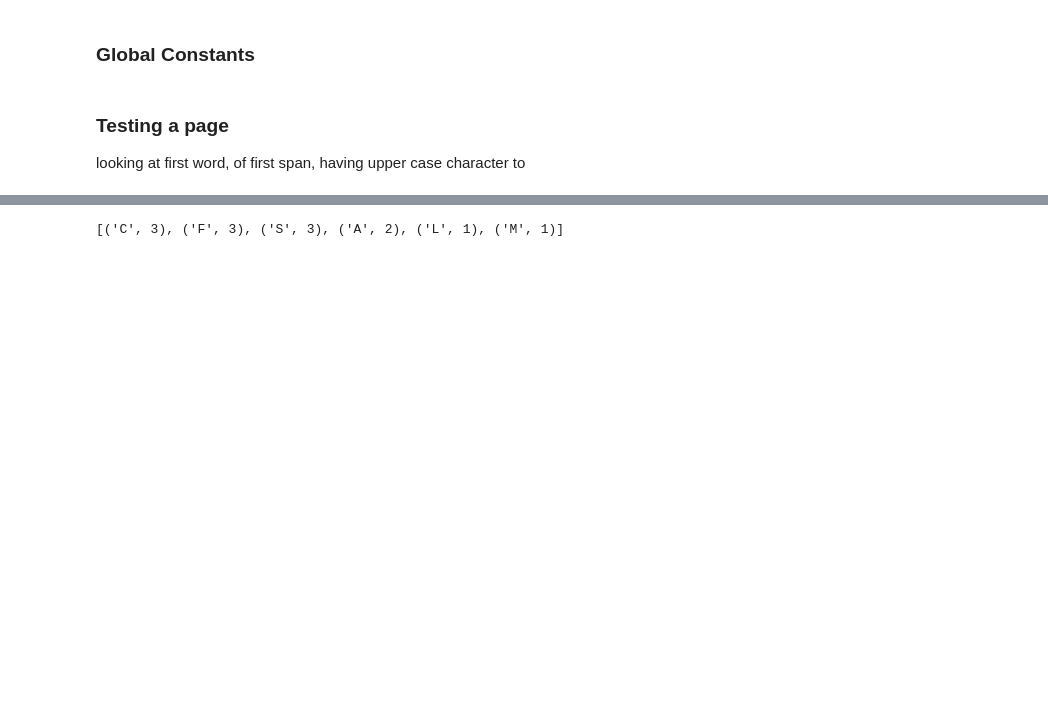
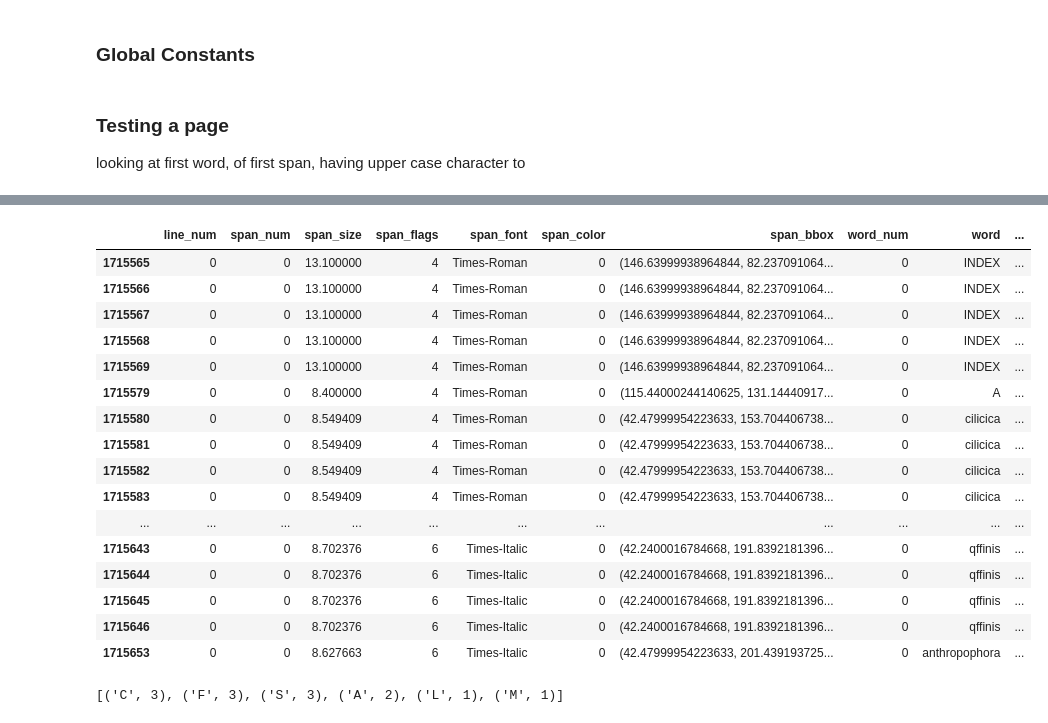
Before and after one commit to shidedh/UpdateFlora, a Jupyter notebook: index_code/alphabetic.ipynb, the cells around one changed output, grey strips where cells are left out. Drawn from its saved outputs; the diff is of its cells as text; code cells hidden in the pictures; blank space fills up the shorter version.

```diff
--- a/index_code/alphabetic.ipynb
+++ b/index_code/alphabetic.ipynb
@@ -64,3 +64,26 @@ image
+# %%
+vol1_char_df[(vol1_char_df['page_num'] == page_num)][['line_num', 'span_num',
+       'span_size', 'span_flags', 'span_font', 'span_color',
+       'span_bbox', 'word_num', 'word',
+       'char_num', 'char', 'char_bbox']].head(50)
+# %% [output]
+|  | line_num | span_num | span_size | span_flags | span_font | span_color | span_bbox | word_num | word | ... |
+| 1715565 | 0 | 0 | 13.100000 | 4 | Times-Roman | 0 | (146.63999938964844, 82.237091064... | 0 | INDEX | ... |
+| 1715566 | 0 | 0 | 13.100000 | 4 | Times-Roman | 0 | (146.63999938964844, 82.237091064... | 0 | INDEX | ... |
+| 1715567 | 0 | 0 | 13.100000 | 4 | Times-Roman | 0 | (146.63999938964844, 82.237091064... | 0 | INDEX | ... |
+| 1715568 | 0 | 0 | 13.100000 | 4 | Times-Roman | 0 | (146.63999938964844, 82.237091064... | 0 | INDEX | ... |
+| 1715569 | 0 | 0 | 13.100000 | 4 | Times-Roman | 0 | (146.63999938964844, 82.237091064... | 0 | INDEX | ... |
+| 1715579 | 0 | 0 | 8.400000 | 4 | Times-Roman | 0 | (115.44000244140625, 131.14440917... | 0 | A | ... |
+| 1715580 | 0 | 0 | 8.549409 | 4 | Times-Roman | 0 | (42.47999954223633, 153.704406738... | 0 | cilicica | ... |
+| 1715581 | 0 | 0 | 8.549409 | 4 | Times-Roman | 0 | (42.47999954223633, 153.704406738... | 0 | cilicica | ... |
+| 1715582 | 0 | 0 | 8.549409 | 4 | Times-Roman | 0 | (42.47999954223633, 153.704406738... | 0 | cilicica | ... |
+| 1715583 | 0 | 0 | 8.549409 | 4 | Times-Roman | 0 | (42.47999954223633, 153.704406738... | 0 | cilicica | ... |
+| ... | ... | ... | ... | ... | ... | ... | ... | ... | ... | ... |
+| 1715643 | 0 | 0 | 8.702376 | 6 | Times-Italic | 0 | (42.2400016784668, 191.8392181396... | 0 | qffinis | ... |
+| 1715644 | 0 | 0 | 8.702376 | 6 | Times-Italic | 0 | (42.2400016784668, 191.8392181396... | 0 | qffinis | ... |
+| 1715645 | 0 | 0 | 8.702376 | 6 | Times-Italic | 0 | (42.2400016784668, 191.8392181396... | 0 | qffinis | ... |
+| 1715646 | 0 | 0 | 8.702376 | 6 | Times-Italic | 0 | (42.2400016784668, 191.8392181396... | 0 | qffinis | ... |
+| 1715653 | 0 | 0 | 8.627663 | 6 | Times-Italic | 0 | (42.47999954223633, 201.439193725... | 0 | anthropophora | ... |
 # %%
 values = list(strict_match.value_counts('char', sort=True))
 indecies = strict_match.value_counts('char', sort=True).index.tolist()
```
Also changed, not shown: parts of 2 cells of this notebook, 2 other files.
